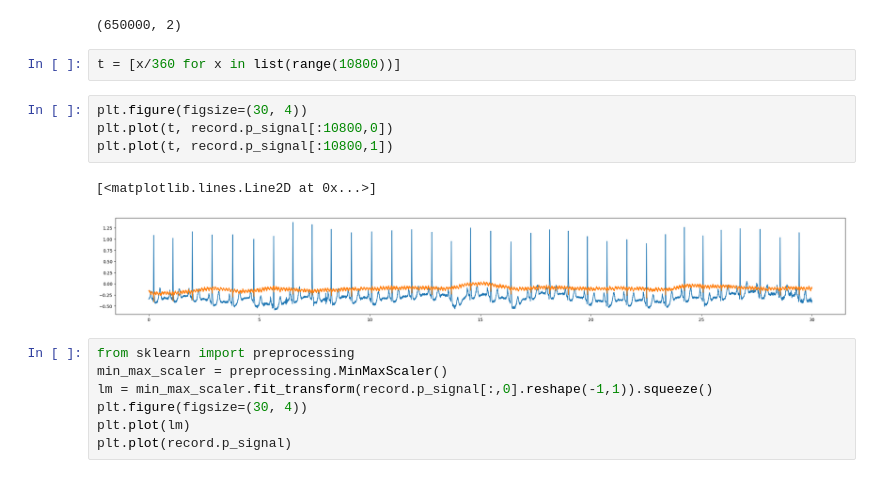
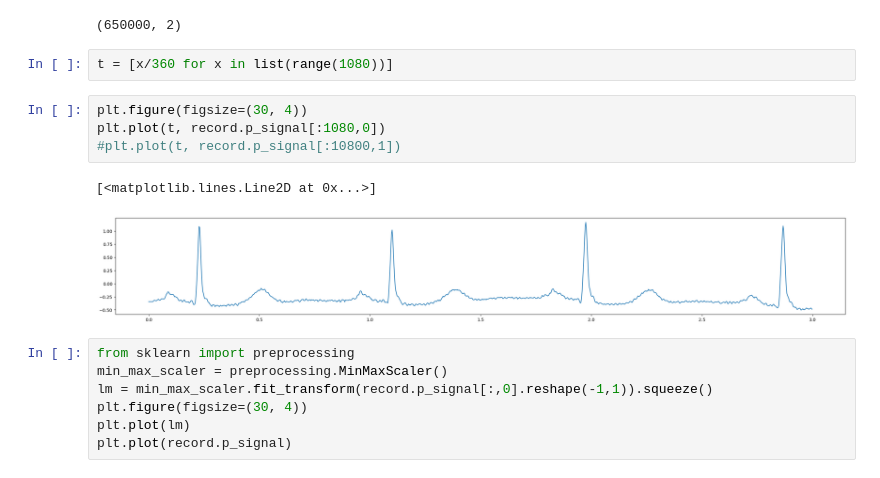
Before and after one commit to sjjtu/MAthesis, a Jupyter notebook: code/explore_mitbih.ipynb, the cells around one changed output. Cells and saved outputs as stored; diff of their text form.

```diff
--- a/code/explore_mitbih.ipynb
+++ b/code/explore_mitbih.ipynb
@@ -65,14 +65,14 @@ record.p_signal.shape
 # %% [output]
 (650000, 2)
 # %%
-t = [x/360 for x in list(range(10800))]
+t = [x/360 for x in list(range(1080))]
 # %%
 plt.figure(figsize=(30, 4))
-plt.plot(t, record.p_signal[:10800,0])
-plt.plot(t, record.p_signal[:10800,1])
+plt.plot(t, record.p_signal[:1080,0])
+#plt.plot(t, record.p_signal[:10800,1])
 # %% [output]
 [<matplotlib.lines.Line2D at 0x...>]
-[figure, old version]
+[figure, new version]
 # %%
 from sklearn import preprocessing
 min_max_scaler = preprocessing.MinMaxScaler()
```
Also changed, not shown: 9 other files.
